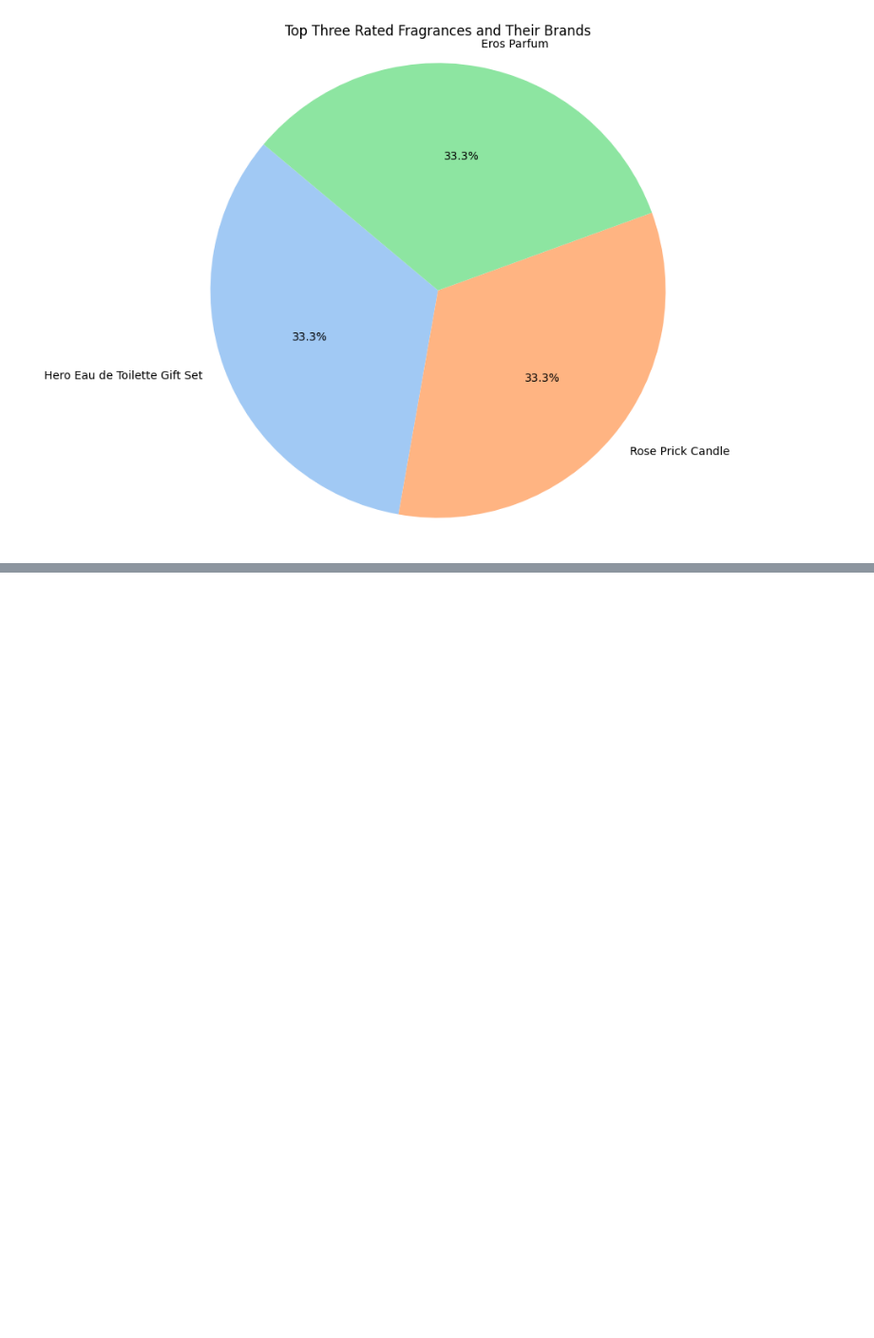
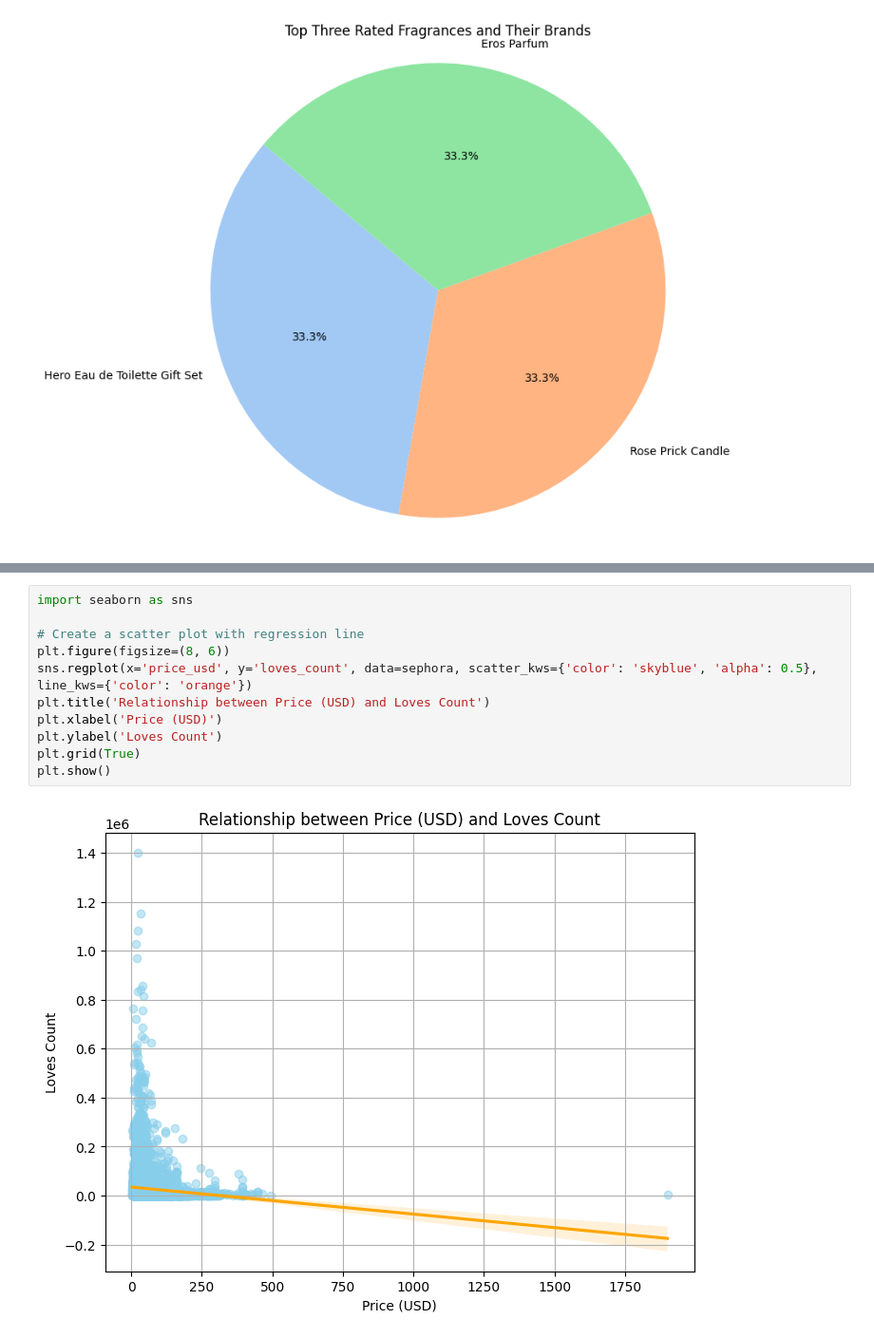
Before and after one commit to Iveynganga/PYTHON-DATA-ANALYSIS, a Jupyter notebook: SephoraCapstone.ipynb, the cells around one changed output, grey strips where cells are left out. Shown: that part at 95% size. Saved outputs shown, nothing was run; the diff lists cells and outputs as text; blank space fills up the shorter version.

```diff
--- a/SephoraCapstone.ipynb
+++ b/SephoraCapstone.ipynb
@@ -291,0 +325,13 @@ plt.show()
+# %%
+import seaborn as sns
+
+# Create a scatter plot with regression line
+plt.figure(figsize=(8, 6))
+sns.regplot(x='price_usd', y='loves_count', data=sephora, scatter_kws={'color': 'skyblue', 'alpha': 0.5}, line_kws={'color': 'orange'})
+plt.title('Relationship between Price (USD) and Loves Count')
+plt.xlabel('Price (USD)')
+plt.ylabel('Loves Count')
+plt.grid(True)
+plt.show()
+# %% [output]
+[figure, added]
```
Also changed, not shown: parts of 17 cells of this notebook.
